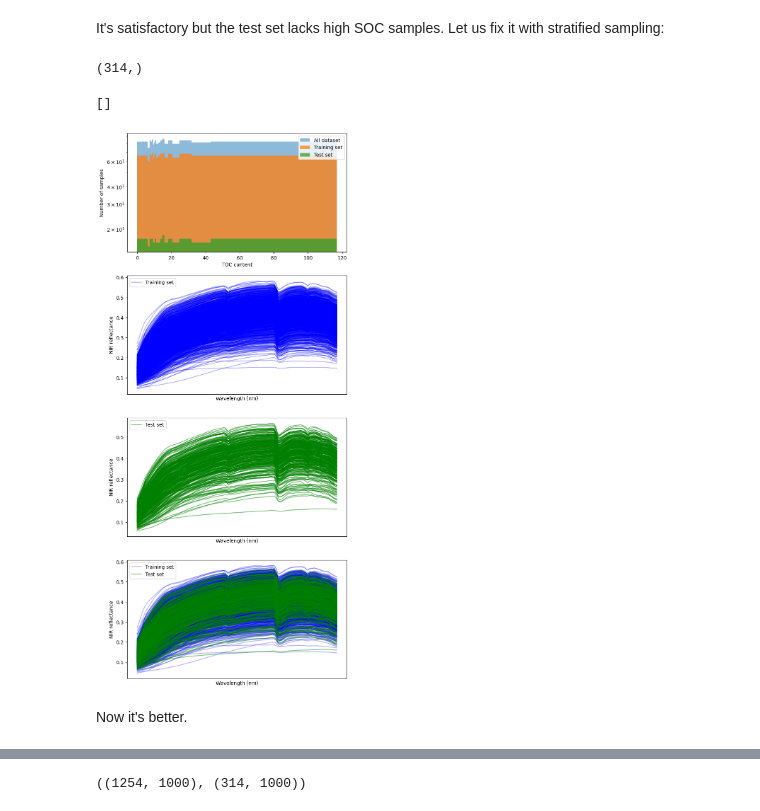
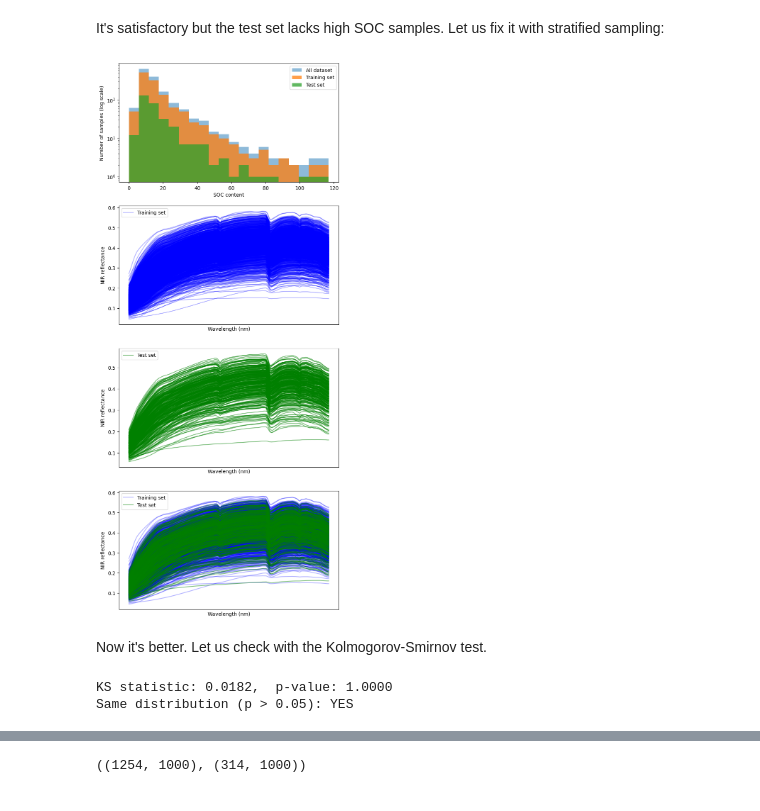
Before and after one commit to sugoma11/spectroscopy_project, a Jupyter notebook: split_data.ipynb, the cells around one changed output, grey strips where cells are left out. Drawn from its saved outputs; the diff is of its cells as text; code cells hidden in the pictures.

```diff
--- a/split_data.ipynb
+++ b/split_data.ipynb
@@ -125,49 +130,58 @@ X_train, X_test, y_train, y_test = train_test_split(
     stratify=y_binned,
     random_state=42
 )
-# %%
-y_test.shape
-# %% [output]
-(314,)
 # %%
 # adopted from https://nirpyresearch.com/kennard-stone-algorithm/
 f, axs = plt.subplots(4,1,figsize=(8,20))
-n, bins, patches = axs[0].hist(np.concatenate((y_train, y_test)), bins = bins, alpha=0.5, label="All dataset", log=True)
-axs[0].hist(y_train, bins = bins, alpha=0.75, label="Training set", log=True)
+n, bins, patches = axs[0].hist(np.concatenate((y_train, y_test)), bins = 20, alpha=0.5, label="All dataset")
+axs[0].hist(y_train, bins = bins, alpha=0.75, label="Training set")
 axs[0].hist(y_test, bins = bins, alpha=0.75, label="Test set", log=True)
 axs[0].legend()
-axs[0].set_xlabel("TOC content")
-axs[0].set_ylabel("Number of samples")
+axs[0].set_xlabel("SOC content")
+axs[0].set_ylabel("Number of samples (log scale)")
 
 train_legend =  np.repeat("_Training set", X_train.shape[0])
 train_legend[0] = "Training set"
 test_legend =  np.repeat("_Test set", X_test.shape[0])
 test_legend[0] = "Test set"
 
 axs[1].plot(s.columns[1:].values, X_train.T, 'b', alpha=0.3, label = train_legend)
 axs[1].legend()
 axs[1].set_xlabel("Wavelength (nm)")
 axs[1].set_ylabel("NIR reflectance")
 axs[1].set_xticks([])
 
 axs[2].plot(s.columns[1:].values, X_test.T, 'g', alpha=0.5, label = test_legend)
 axs[2].legend()
 axs[2].set_xlabel("Wavelength (nm)")
 axs[2].set_ylabel("NIR reflectance")
 axs[2].set_xticks([])
 
 
 axs[3].plot(s.columns[1:].values, X_train.T, 'b', alpha=0.3, label = train_legend)
 axs[3].plot(s.columns[1:].values, X_test.T, 'g', alpha=0.5, label = test_legend)
 axs[3].legend()
 axs[3].set_xlabel("Wavelength (nm)")
 axs[3].set_ylabel("NIR reflectance")
 axs[3].set_xticks([])
+
+f.savefig('figures/soc_stratified_split.png')
 # %% [output]
-[]
-[figure, old version]
+[figure, new version]
 # %% [markdown]
 Now it's better.
+Let us check with the Kolmogorov-Smirnov test.
+# %%
+from scipy import stats
+
+# Two-sample KS test: H0 = y_train and y_test come from the same distribution
+ks_stat, ks_p = stats.ks_2samp(y_train, y_test)
+print(f"KS statistic: {ks_stat:.4f},  p-value: {ks_p:.4f}")
+print("Same distribution (p > 0.05):" if ks_p > 0.05 else "Different distributions (p <= 0.05):",
+      f"{'YES' if ks_p > 0.05 else 'NO'}")
+# %% [output]
+KS statistic: 0.0182,  p-value: 1.0000
+Same distribution (p > 0.05): YES
 # %%
 # adopted from https://nirpyresearch.com/kennard-stone-algorithm/
 f, axs = plt.subplots(4,1,figsize=(8,20))
```
Also changed, not shown: parts of 9 cells of this notebook, 3 other files.
